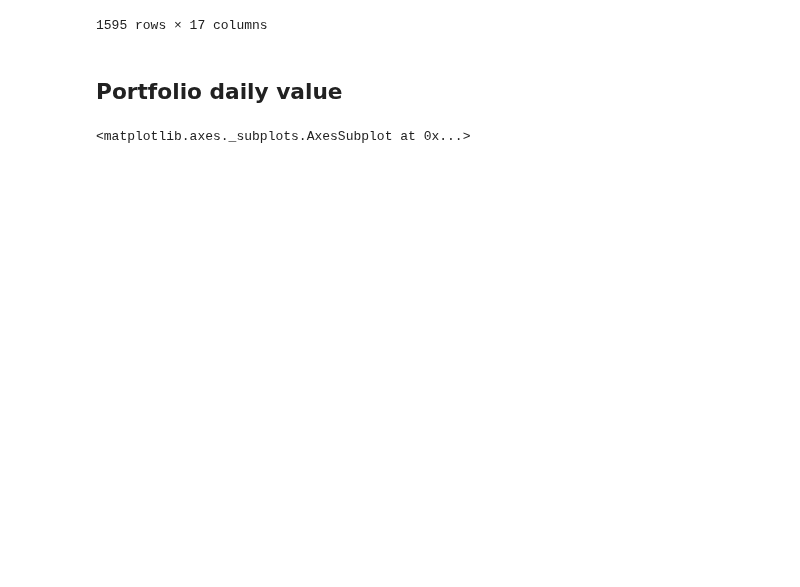
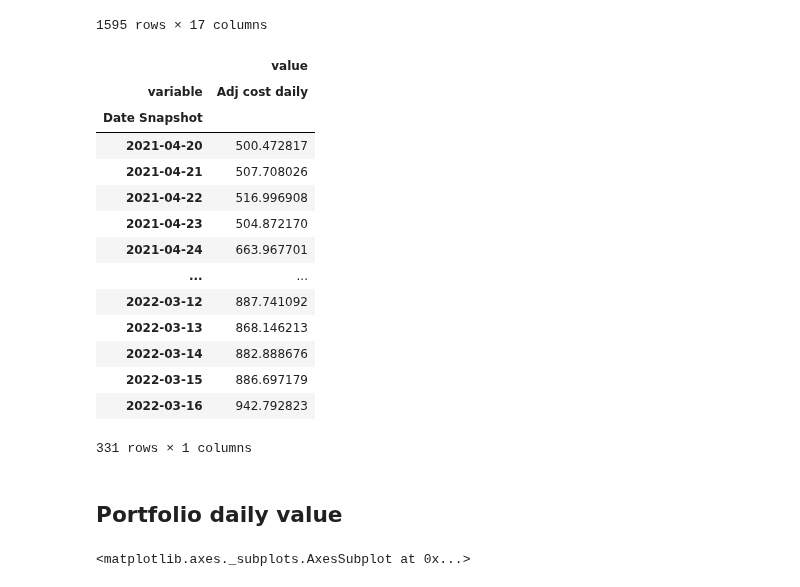
Before and after one commit to giocaizzi/surfingcrypto, a Jupyter notebook: notebooks/portfolio.ipynb, the cells around one changed output. Saved outputs shown, nothing was run; the diff lists cells and outputs as text; code cells hidden in the pictures; blank space fills up the shorter version.

```diff
--- a/notebooks/portfolio.ipynb
+++ b/notebooks/portfolio.ipynb
@@ -159,6 +159,25 @@ combined_df
 1595 rows × 17 columns
 # %%
 import matplotlib.pyplot as plt
+# %%
+t.daily_grouped_metrics(combined_df,
+    ["Adj cost daily"])
+# %% [output]
+|  | value |
+| variable | Adj cost daily |
+| Date Snapshot |  |
+| 2021-04-20 | 500.472817 |
+| 2021-04-21 | 507.708026 |
+| 2021-04-22 | 516.996908 |
+| 2021-04-23 | 504.872170 |
+| 2021-04-24 | 663.967701 |
+| ... | ... |
+| 2022-03-12 | 887.741092 |
+| 2022-03-13 | 868.146213 |
+| 2022-03-14 | 882.888676 |
+| 2022-03-15 | 886.697179 |
+| 2022-03-16 | 942.792823 |
+331 rows × 1 columns
 # %% [markdown]
 ## Portfolio daily value
 # %%
```
Also changed, not shown: parts of 10 cells of this notebook, 1 other file.
